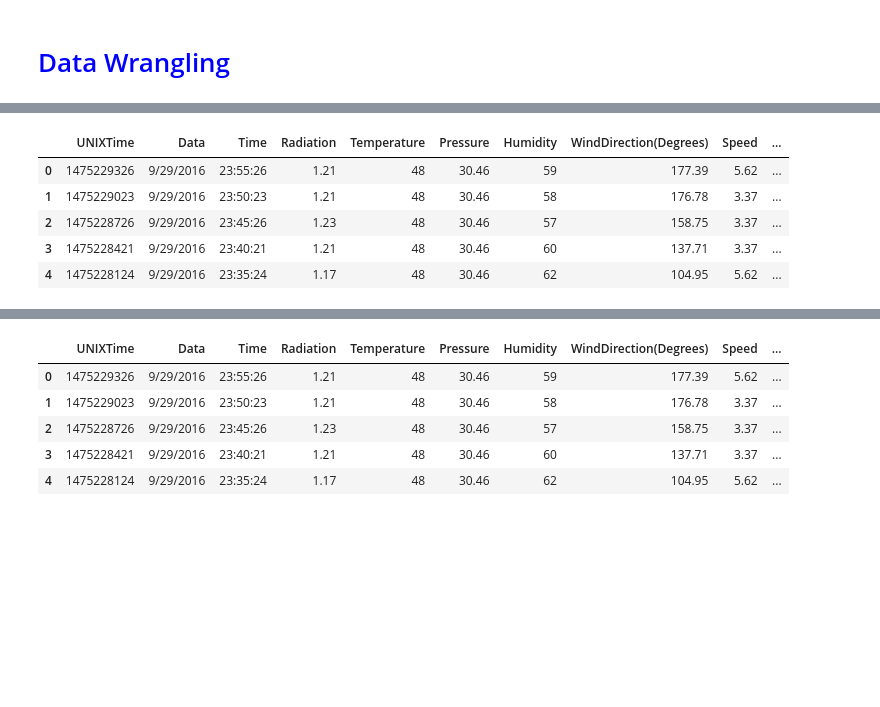
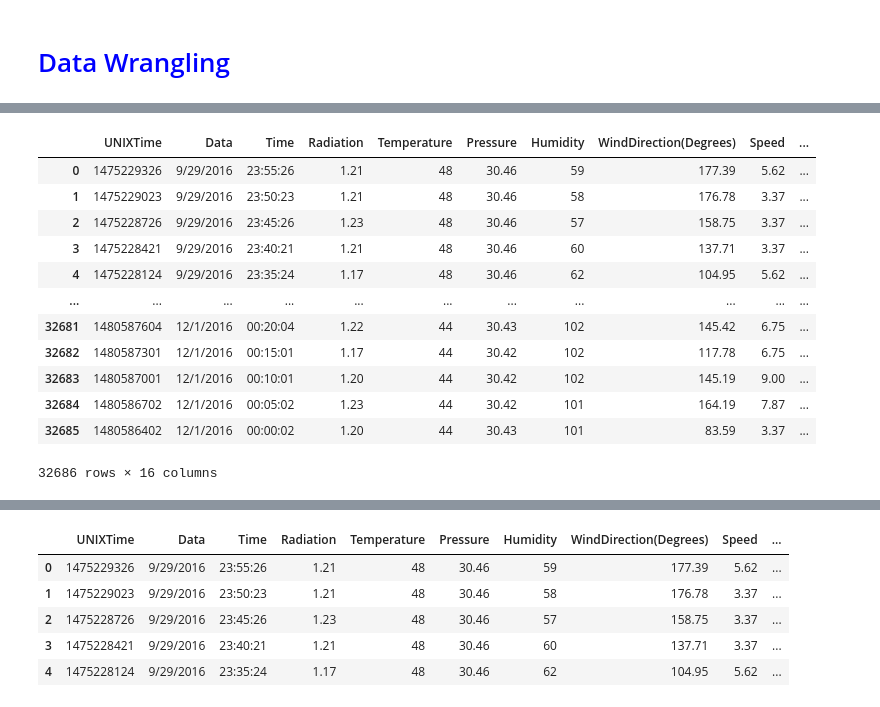
Before and after one commit to OmveerSingh98/Solar-Radiance-Prediction, a Jupyter notebook: solar-radiance-prediction.ipynb, the cells around one changed output, grey strips where cells are left out. Saved outputs shown, nothing was run; the diff lists cells and outputs as text; code cells hidden in the pictures; blank space fills up the shorter version.

```diff
--- a/solar-radiance-prediction.ipynb
+++ b/solar-radiance-prediction.ipynb
@@ -100,14 +95,21 @@ df['Hour'] = pd.to_datetime(df['Time']).dt.hour
 df['Minute'] = pd.to_datetime(df['Time']).dt.minute
 df['Second'] = pd.to_datetime(df['Time']).dt.second
 # %%
-df.head()
+df
 # %% [output]
 |  | UNIXTime | Data | Time | Radiation | Temperature | Pressure | Humidity | WindDirection(Degrees) | Speed | ... |
 | 0 | 1475229326 | 9/29/2016 | 23:55:26 | 1.21 | 48 | 30.46 | 59 | 177.39 | 5.62 | ... |
 | 1 | 1475229023 | 9/29/2016 | 23:50:23 | 1.21 | 48 | 30.46 | 58 | 176.78 | 3.37 | ... |
 | 2 | 1475228726 | 9/29/2016 | 23:45:26 | 1.23 | 48 | 30.46 | 57 | 158.75 | 3.37 | ... |
 | 3 | 1475228421 | 9/29/2016 | 23:40:21 | 1.21 | 48 | 30.46 | 60 | 137.71 | 3.37 | ... |
 | 4 | 1475228124 | 9/29/2016 | 23:35:24 | 1.17 | 48 | 30.46 | 62 | 104.95 | 5.62 | ... |
+| ... | ... | ... | ... | ... | ... | ... | ... | ... | ... | ... |
+| 32681 | 1480587604 | 12/1/2016 | 00:20:04 | 1.22 | 44 | 30.43 | 102 | 145.42 | 6.75 | ... |
+| 32682 | 1480587301 | 12/1/2016 | 00:15:01 | 1.17 | 44 | 30.42 | 102 | 117.78 | 6.75 | ... |
+| 32683 | 1480587001 | 12/1/2016 | 00:10:01 | 1.20 | 44 | 30.42 | 102 | 145.19 | 9.00 | ... |
+| 32684 | 1480586702 | 12/1/2016 | 00:05:02 | 1.23 | 44 | 30.42 | 101 | 164.19 | 7.87 | ... |
+| 32685 | 1480586402 | 12/1/2016 | 00:00:02 | 1.20 | 44 | 30.43 | 101 | 83.59 | 3.37 | ... |
+32686 rows × 16 columns
 # %%
 # extract the sunrise and sunset information using regular expression
 
```
Also changed, not shown: parts of 32 cells of this notebook.
